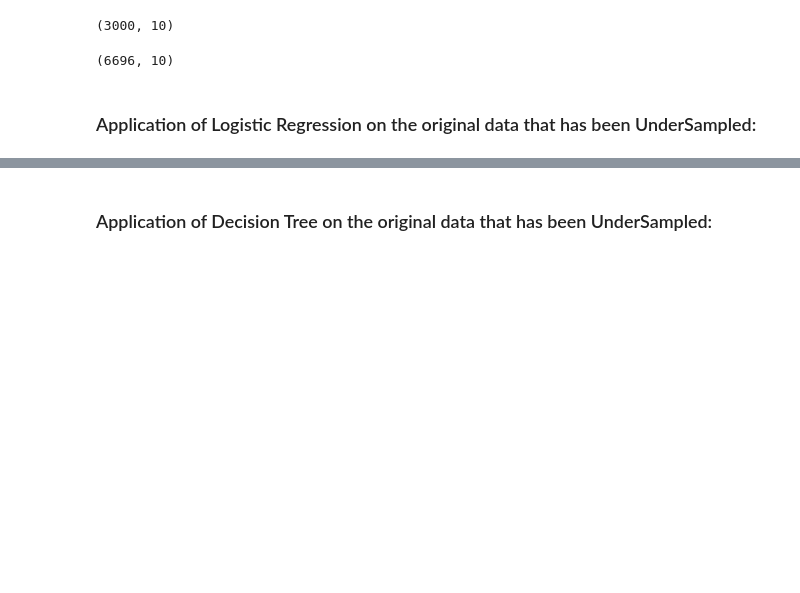
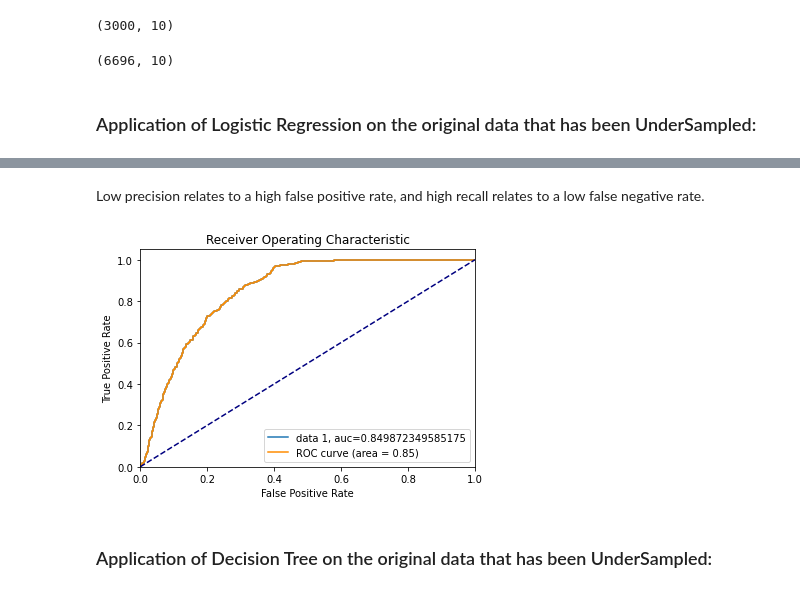
Before and after one commit to BehroozGharleghi/Health-insurance-sales-prediction, a Jupyter notebook: Health_insurance_sales_prediction.ipynb, the cells around one changed output, grey strips where cells are left out. Saved outputs shown, nothing was run; the diff lists cells and outputs as text; code cells hidden in the pictures; blank space fills up the shorter version.

```diff
--- a/Health_insurance_sales_prediction.ipynb
+++ b/Health_insurance_sales_prediction.ipynb
@@ -449,3 +471,23 @@ Name: response_pred, dtype: int64
+# %% [markdown]
+Low precision relates to a high false positive rate, and high recall relates to a low false negative rate.
+# %%
+# ROC for Logistic regression when undersampled:
+
+y_pred_proba = logistic_model_u.predict_proba(X_test)[::,1]
+fpr, tpr, _ = roc_curve(y_test,  y_pred_proba)
+auc = roc_auc_score(y_test, y_pred_proba)
+plt.plot(fpr,tpr,label="data 1, auc="+str(auc))
+plt.plot(fpr, tpr, color='darkorange', label='ROC curve (area = %0.2f)' % auc)
+plt.plot([0, 1], [0, 1], color='navy', linestyle='--')
+plt.xlim([0.0, 1.0])
+plt.ylim([0.0, 1.05])
+plt.xlabel('False Positive Rate')
+plt.ylabel('True Positive Rate')
+plt.title('Receiver Operating Characteristic')
+plt.legend(loc="lower right")
+plt.show()
+# %% [output]
+[figure, added]
 # %% [markdown]
 ### Application of  Decision Tree on the original data that has been UnderSampled:
 # %%
```
Also changed, not shown: parts of 10 cells of this notebook.
